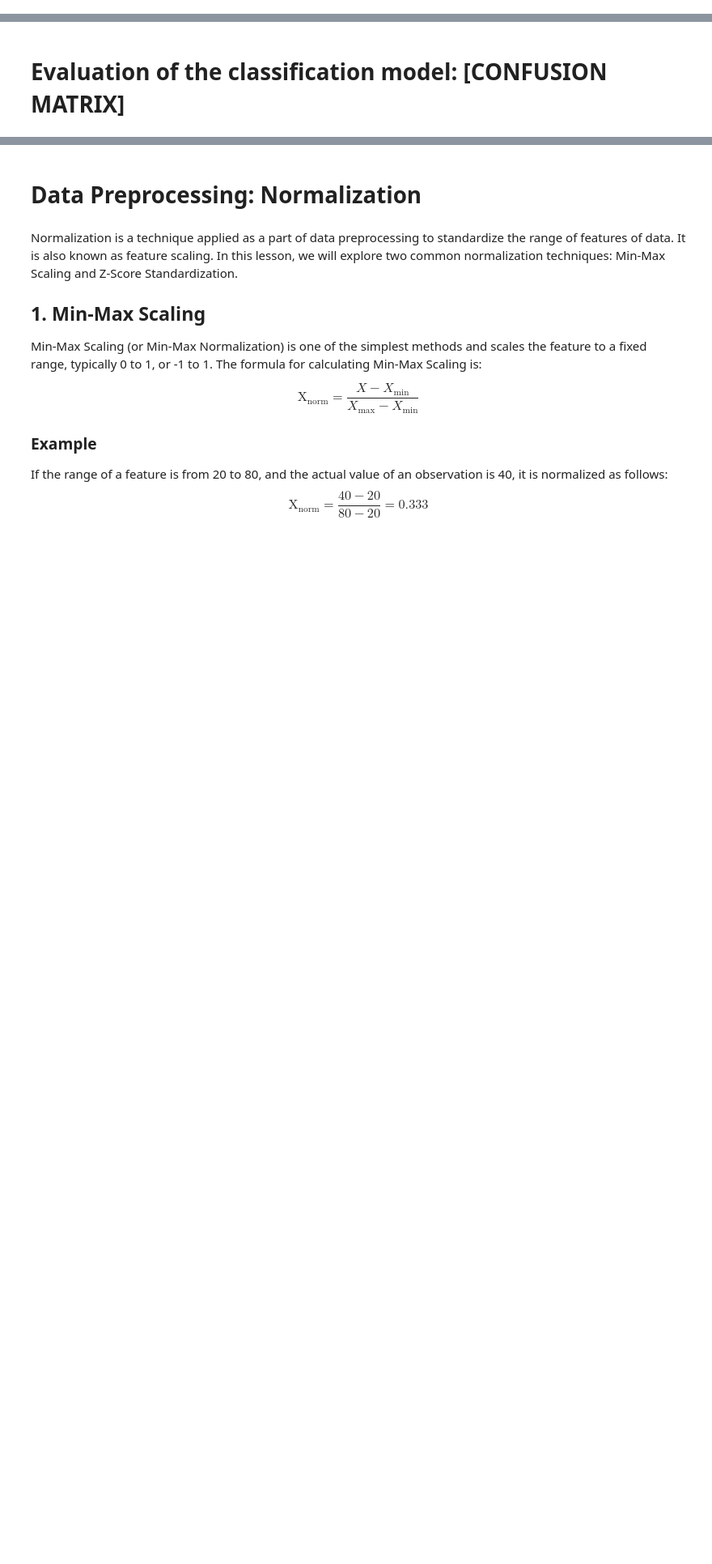
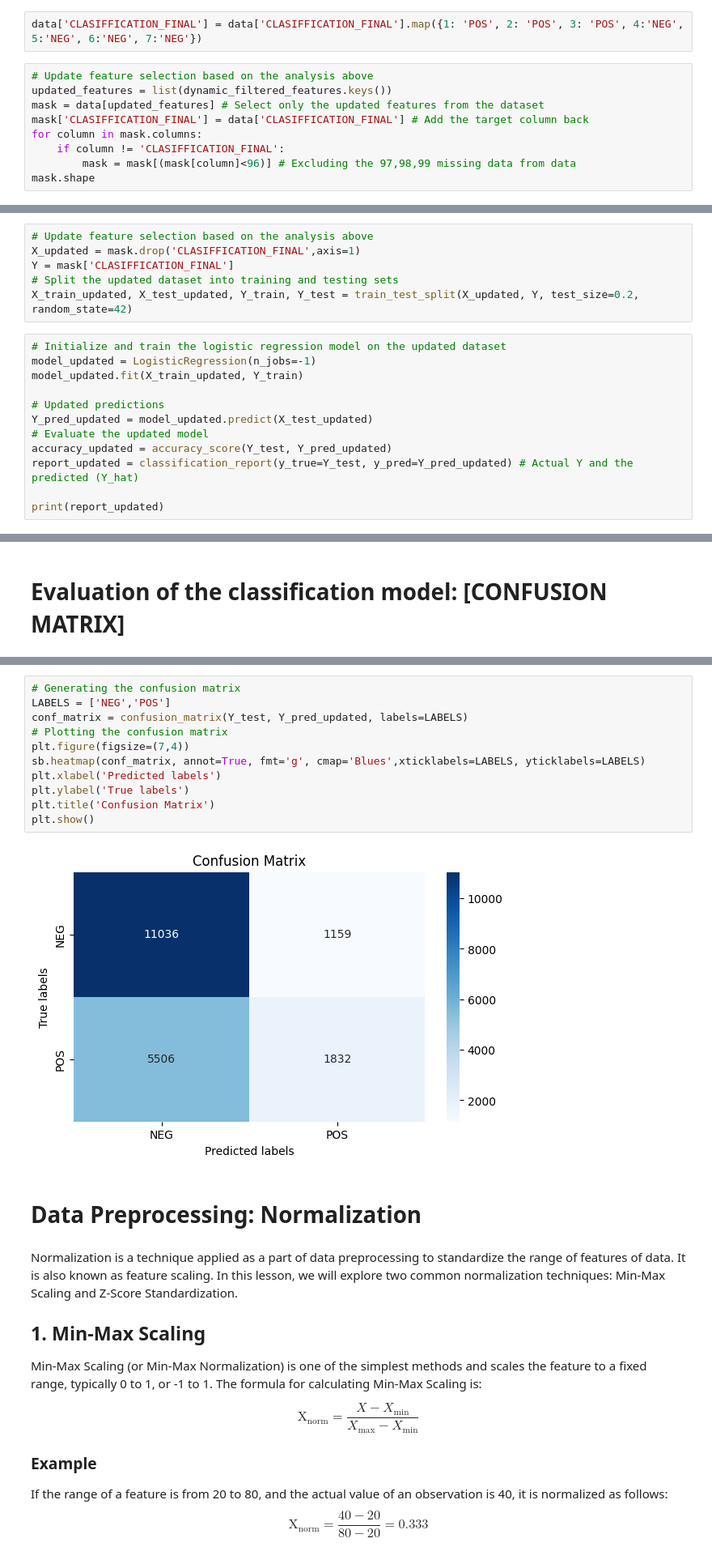
Before and after one commit to AIBabyTeaching/MACHINE-LEARNING-SEPT-2024, a Jupyter notebook: ALL_WEEKS - Student.ipynb, the cells around one changed output, grey strips where cells are left out. Shown at 81% size. Drawn from its saved outputs; the diff is of its cells as text; blank space fills up the shorter version.

```diff
--- a/ALL_WEEKS - Student.ipynb
+++ b/ALL_WEEKS - Student.ipynb
@@ -462,0 +505,11 @@ The dataset was provided by the Mexican government (link). This dataset contains
+# %%
+data['CLASIFFICATION_FINAL'] = data['CLASIFFICATION_FINAL'].map({1: 'POS', 2: 'POS', 3: 'POS', 4:'NEG', 5:'NEG', 6:'NEG', 7:'NEG'})
+# %%
+# Update feature selection based on the analysis above
+updated_features = list(dynamic_filtered_features.keys())
+mask = data[updated_features] # Select only the updated features from the dataset
+mask['CLASIFFICATION_FINAL'] = data['CLASIFFICATION_FINAL'] # Add the target column back
+for column in mask.columns:
+    if column != 'CLASIFFICATION_FINAL':
+        mask = mask[(mask[column]<96)] # Excluding the 97,98,99 missing data from data
+mask.shape
@@ -462,0 +525,18 @@ The dataset was provided by the Mexican government (link). This dataset contains
+# %%
+# Update feature selection based on the analysis above
+X_updated = mask.drop('CLASIFFICATION_FINAL',axis=1)
+Y = mask['CLASIFFICATION_FINAL']
+# Split the updated dataset into training and testing sets
+X_train_updated, X_test_updated, Y_train, Y_test = train_test_split(X_updated, Y, test_size=0.2, random_state=42)
+# %%
+# Initialize and train the logistic regression model on the updated dataset
+model_updated = LogisticRegression(n_jobs=-1)
+model_updated.fit(X_train_updated, Y_train)
+
+# Updated predictions
+Y_pred_updated = model_updated.predict(X_test_updated)
+# Evaluate the updated model
+accuracy_updated = accuracy_score(Y_test, Y_pred_updated)
+report_updated = classification_report(y_true=Y_test, y_pred=Y_pred_updated) # Actual Y and the predicted (Y_hat)
+
+print(report_updated)
@@ -485,6 +582,19 @@ A Confusion Matrix is a performance measurement tool for machine learning classi
 
 ## Importance
 Understanding these metrics and the structure of a confusion matrix is crucial for interpreting the performance of classification models, allowing for the identification of areas for improvement, and balancing precision and recall according to the business requirements.
+# %%
+# Generating the confusion matrix
+LABELS = ['NEG','POS']
+conf_matrix = confusion_matrix(Y_test, Y_pred_updated, labels=LABELS)
+# Plotting the confusion matrix
+plt.figure(figsize=(7,4))
+sb.heatmap(conf_matrix, annot=True, fmt='g', cmap='Blues',xticklabels=LABELS, yticklabels=LABELS)
+plt.xlabel('Predicted labels')
+plt.ylabel('True labels')
+plt.title('Confusion Matrix')
+plt.show()
+# %% [output]
+[figure, added]
 # %% [markdown]
 # Data Preprocessing: Normalization
 # %% [markdown]
```
Also changed, not shown: parts of 105 cells of this notebook, 4 other files.
